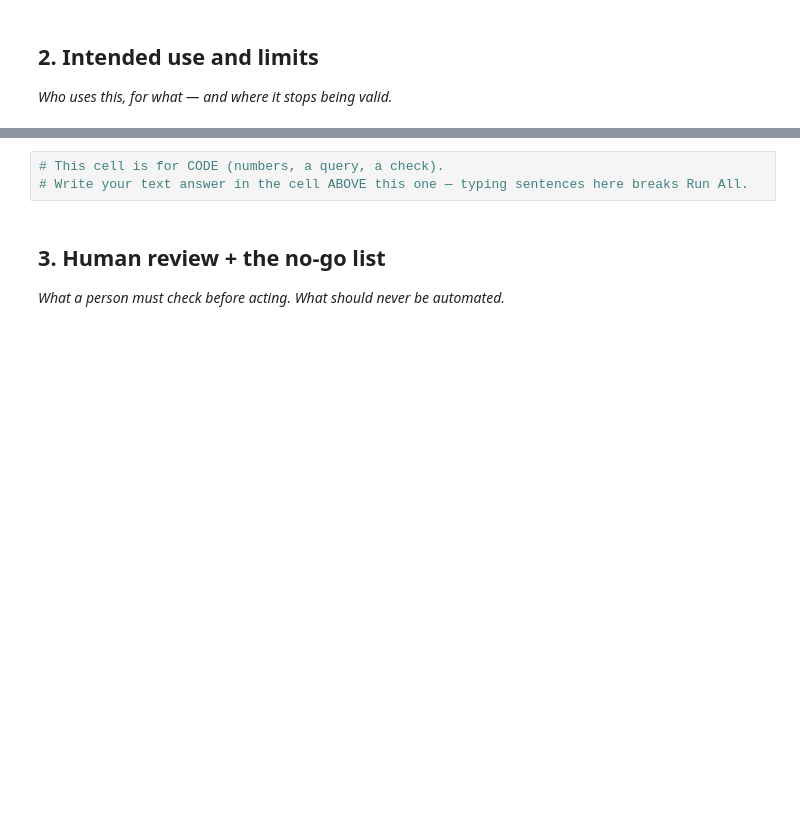
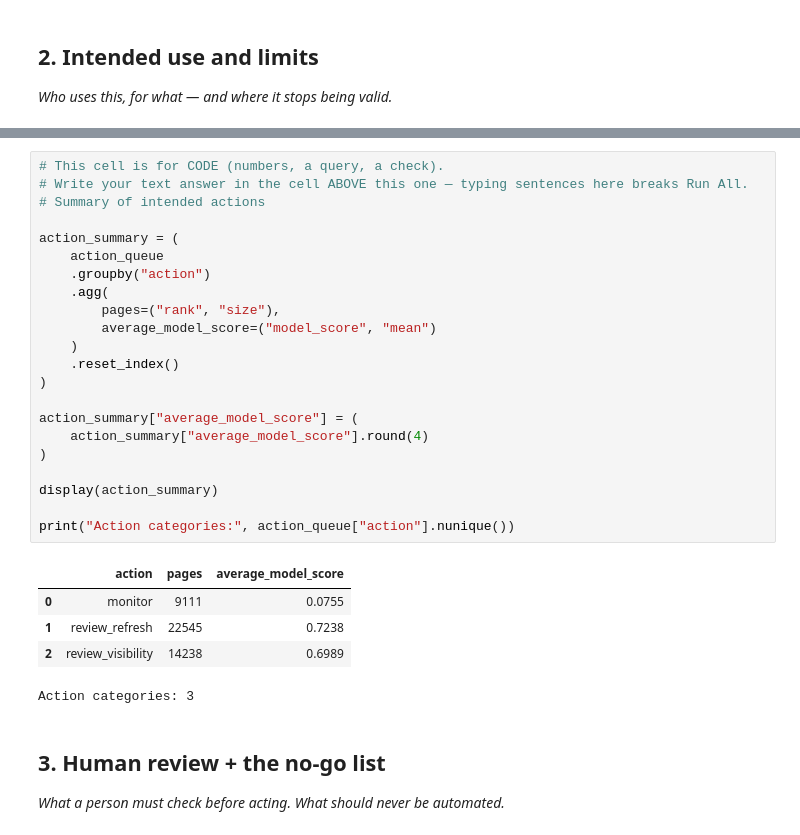
Before and after one commit to afreensumai64/ML-Internship, a Jupyter notebook: work/notebooks/w07_action_playbook.ipynb, the cells around one changed output, grey strips where cells are left out. Drawn from its saved outputs; the diff is of its cells as text; blank space fills up the shorter version.

```diff
--- a/work/notebooks/w07_action_playbook.ipynb
+++ b/work/notebooks/w07_action_playbook.ipynb
@@ -20,6 +159,31 @@ This skeleton is yours to fill. Work the sections **in order** — each one has
 # %%
 # This cell is for CODE (numbers, a query, a check).
 # Write your text answer in the cell ABOVE this one — typing sentences here breaks Run All.
+# Summary of intended actions
+
+action_summary = (
+    action_queue
+    .groupby("action")
+    .agg(
+        pages=("rank", "size"),
+        average_model_score=("model_score", "mean")
+    )
+    .reset_index()
+)
+
+action_summary["average_model_score"] = (
+    action_summary["average_model_score"].round(4)
+)
+
+display(action_summary)
+
+print("Action categories:", action_queue["action"].nunique())
+# %% [output]
+|  | action | pages | average_model_score |
+| 0 | monitor | 9111 | 0.0755 |
+| 1 | review_refresh | 22545 | 0.7238 |
+| 2 | review_visibility | 14238 | 0.6989 |
+Action categories: 3
 # %% [markdown]
 ## 3. Human review + the no-go list
 
```
Also changed, not shown: parts of 16 cells of this notebook.
